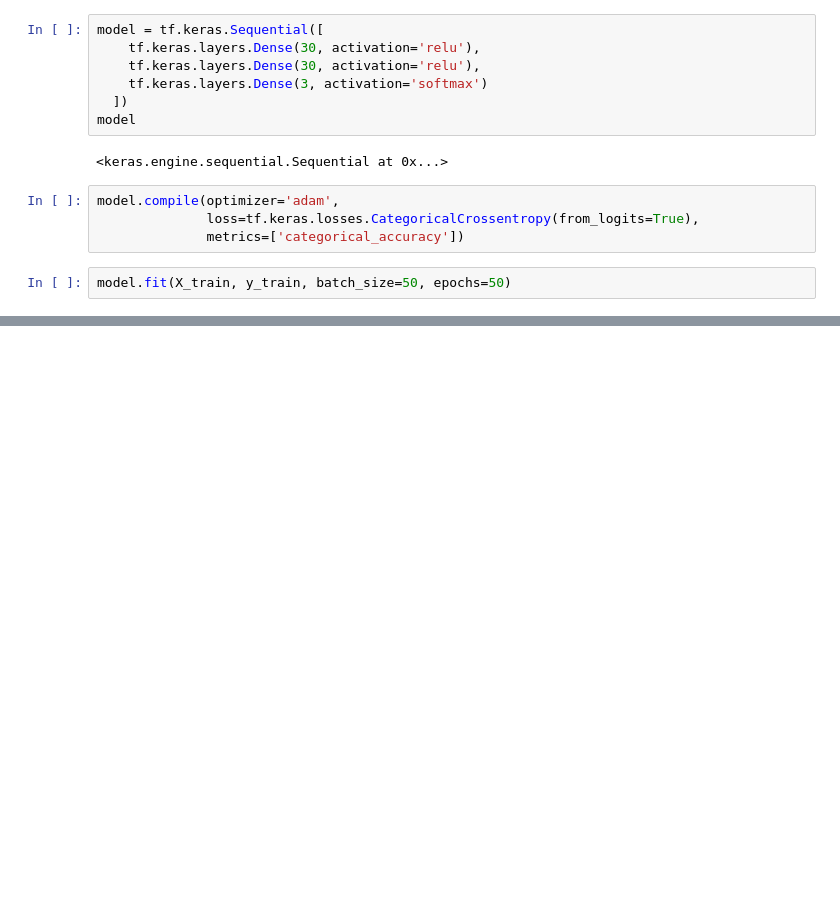
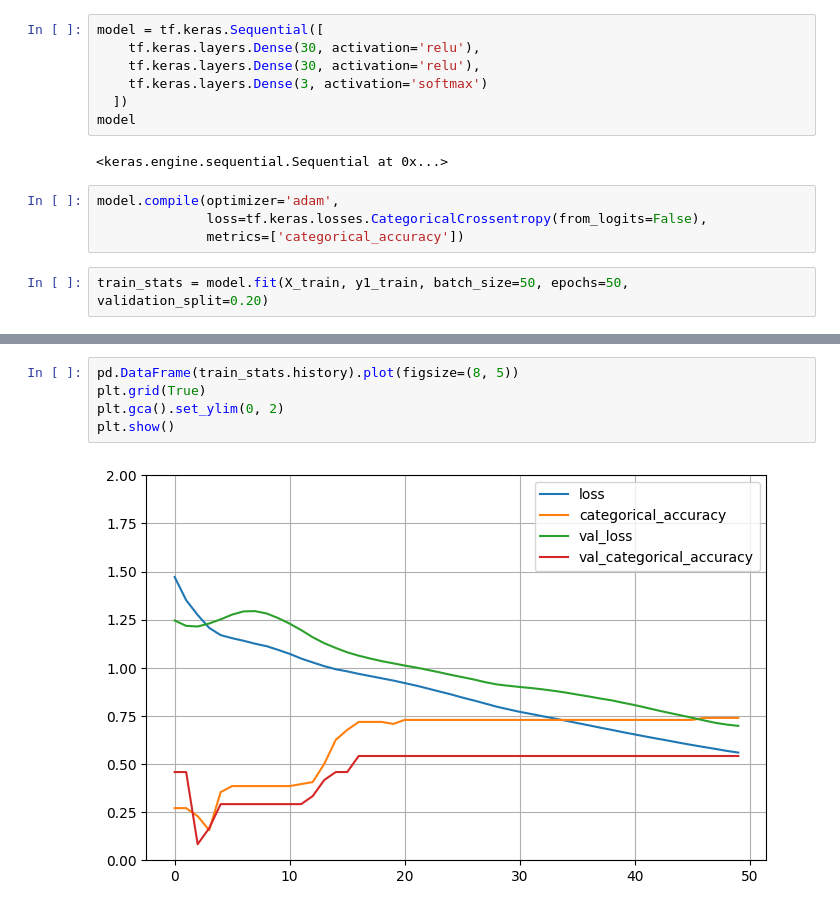
Before and after one commit to lukpytlewski/Iris-Neural-Networks, a Jupyter notebook: Iris_NN.ipynb, the cells around one changed output, grey strips where cells are left out. Drawn from its saved outputs; the diff is of its cells as text; blank space fills up the shorter version.

```diff
--- a/Iris_NN.ipynb
+++ b/Iris_NN.ipynb
@@ -73,9 +74,9 @@ model
 <keras.engine.sequential.Sequential at 0x...>
 # %%
 model.compile(optimizer='adam',
-              loss=tf.keras.losses.CategoricalCrossentropy(from_logits=True),
+              loss=tf.keras.losses.CategoricalCrossentropy(from_logits=False),
               metrics=['categorical_accuracy'])
 # %%
-model.fit(X_train, y_train, batch_size=50, epochs=50)
+train_stats = model.fit(X_train, y1_train, batch_size=50, epochs=50, validation_split=0.20)
 # %% [output]
 Epoch 1/50
@@ -100,3 +99,10 @@ Epoch 50/50
+# %%
+pd.DataFrame(train_stats.history).plot(figsize=(8, 5))
+plt.grid(True)
+plt.gca().set_ylim(0, 2)
+plt.show()
+# %% [output]
+[figure, added]
 # %%
 y_pred = model.predict(X_test)
 y_pred
```
Also changed, not shown: parts of 5 cells of this notebook.
